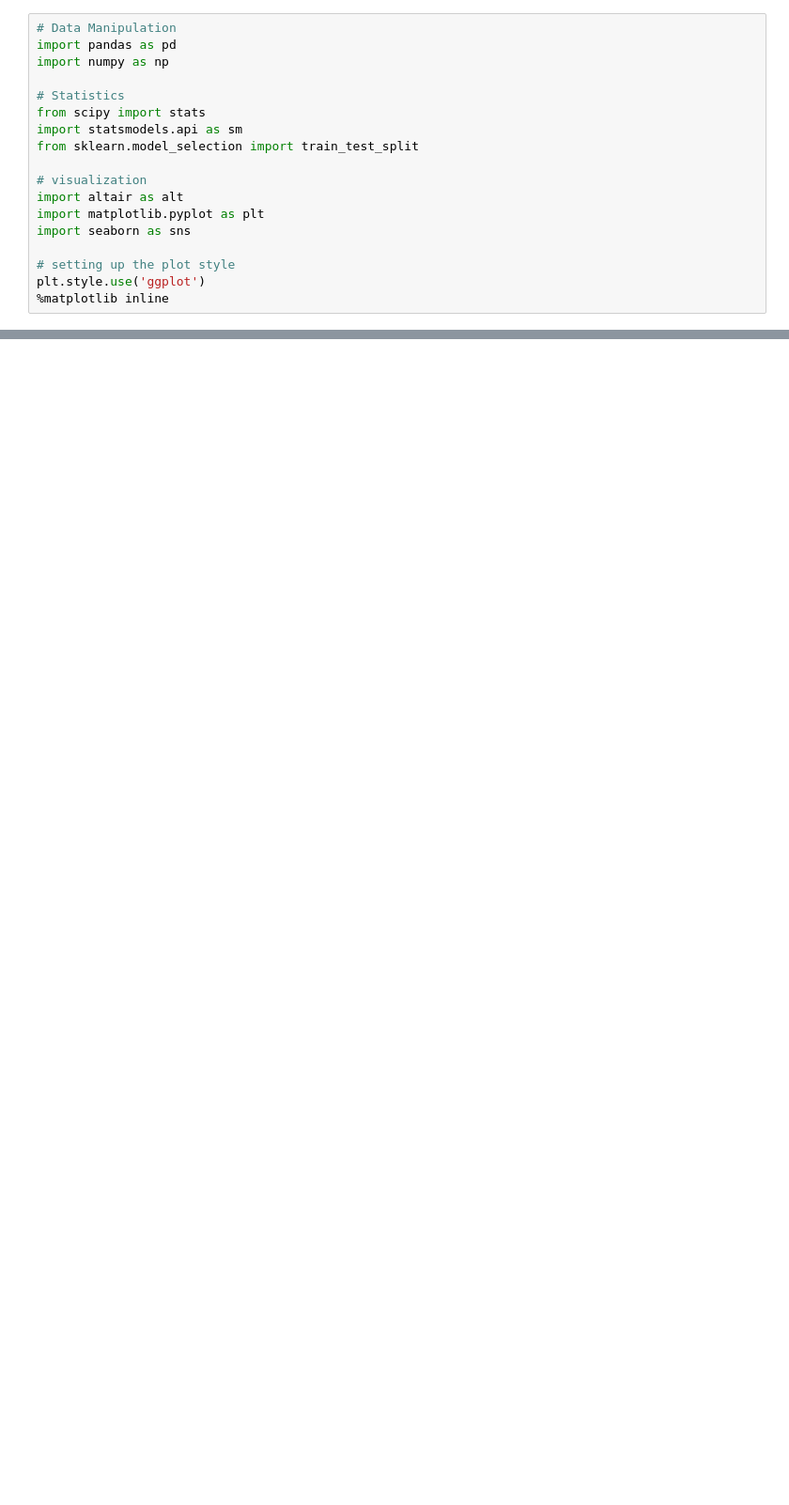
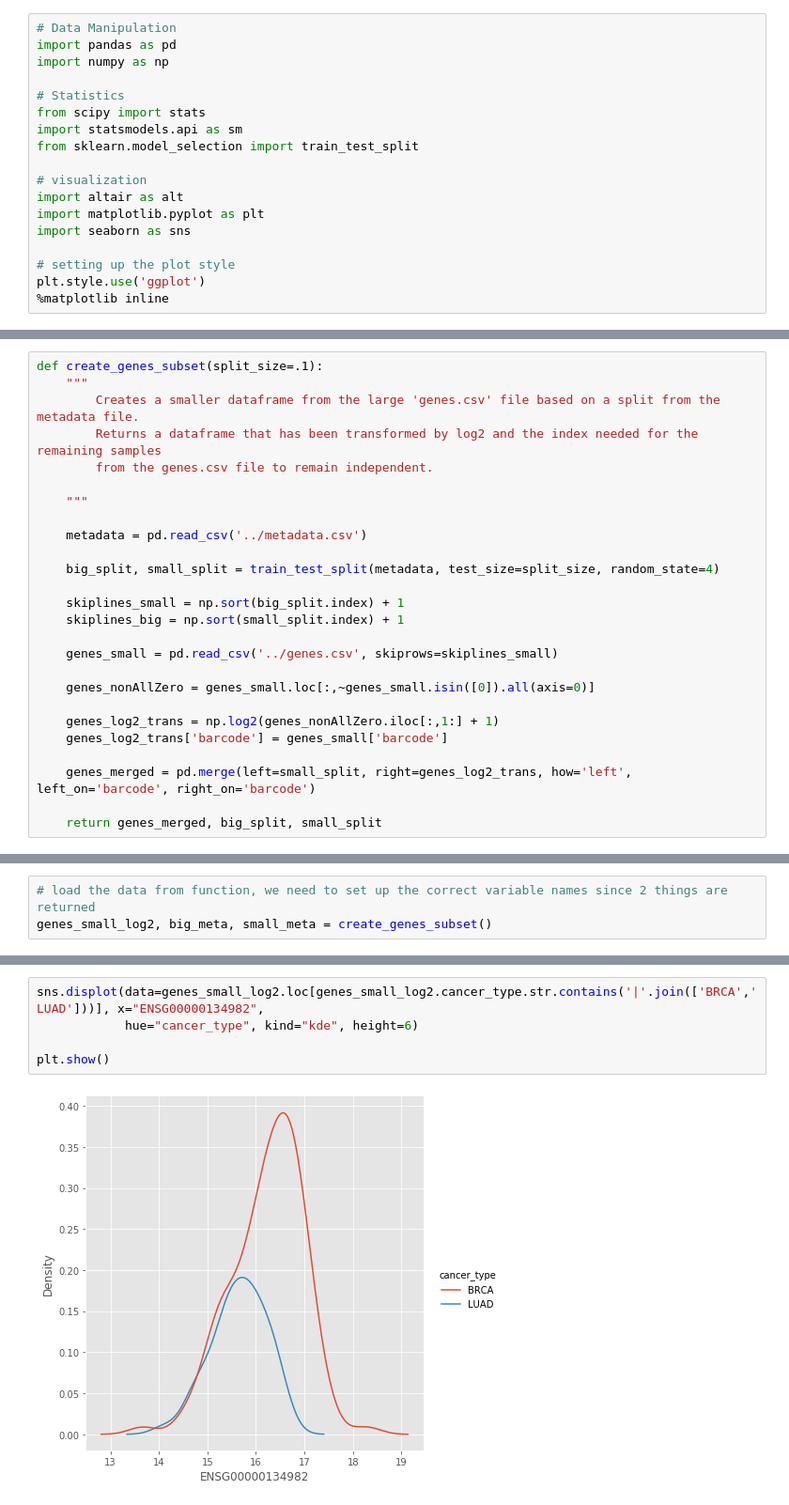
Before and after one commit to fredhutchio/ml-pancancer-example, a Jupyter notebook: Notebook 2 - Intermediate.ipynb, the cells around one changed output, grey strips where cells are left out. Shown at 94% size. Saved outputs shown, nothing was run; the diff lists cells and outputs as text; blank space fills up the shorter version.

Commit message:
added the dataset creating function for genes and metadata

```diff
--- a/Notebook 2 - Intermediate.ipynb
+++ b/Notebook 2 - Intermediate.ipynb
@@ -165,0 +180,26 @@ plt.style.use('ggplot')
+# %%
+def create_genes_subset(split_size=.1):
+    """
+        Creates a smaller dataframe from the large 'genes.csv' file based on a split from the metadata file.
+        Returns a dataframe that has been transformed by log2 and the index needed for the remaining samples
+        from the genes.csv file to remain independent.
+
+    """
+
+    metadata = pd.read_csv('../metadata.csv')
+
+    big_split, small_split = train_test_split(metadata, test_size=split_size, random_state=4)
+
+    skiplines_small = np.sort(big_split.index) + 1
+    skiplines_big = np.sort(small_split.index) + 1
+
+    genes_small = pd.read_csv('../genes.csv', skiprows=skiplines_small)
+
+    genes_nonAllZero = genes_small.loc[:,~genes_small.isin([0]).all(axis=0)]
+
+    genes_log2_trans = np.log2(genes_nonAllZero.iloc[:,1:] + 1)
+    genes_log2_trans['barcode'] = genes_small['barcode']
+
+    genes_merged = pd.merge(left=small_split, right=genes_log2_trans, how='left', left_on='barcode', right_on='barcode')
+
+    return genes_merged, big_split, small_split
@@ -165,0 +208,3 @@ plt.style.use('ggplot')
+# %%
+# load the data from function, we need to set up the correct variable names since 2 things are returned
+genes_small_log2, big_meta, small_meta = create_genes_subset()
@@ -165,0 +223,7 @@ plt.style.use('ggplot')
+# %%
+sns.displot(data=genes_small_log2.loc[genes_small_log2.cancer_type.str.contains('|'.join(['BRCA','LUAD']))], x="ENSG00000134982",
+            hue="cancer_type", kind="kde", height=6)
+
+plt.show()
+# %% [output]
+[figure, added]
```
Also changed, not shown: parts of 12 cells of this notebook.
